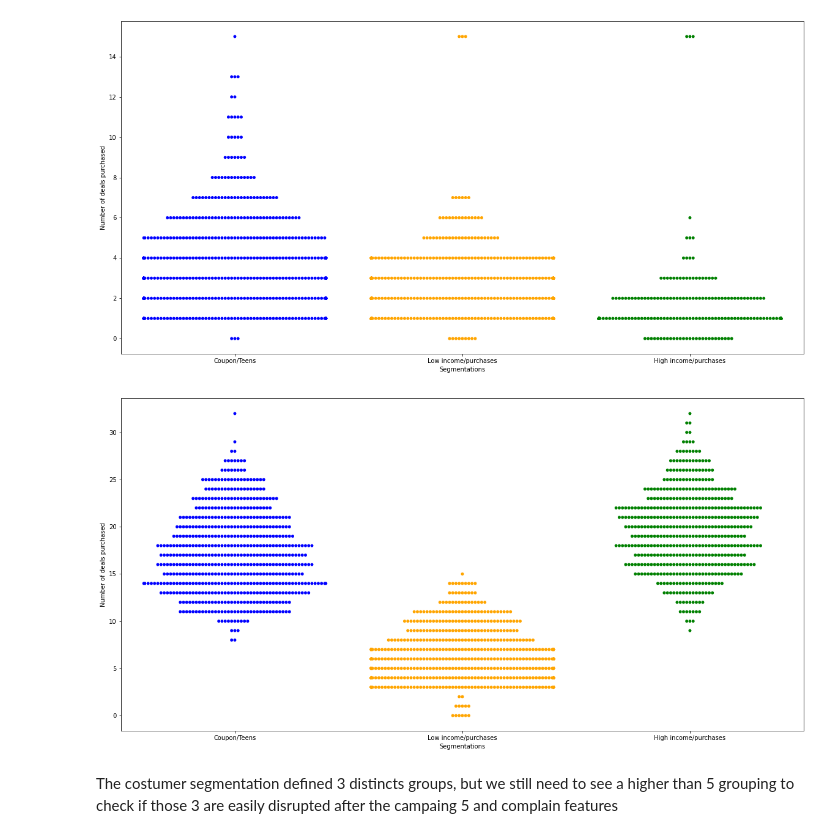
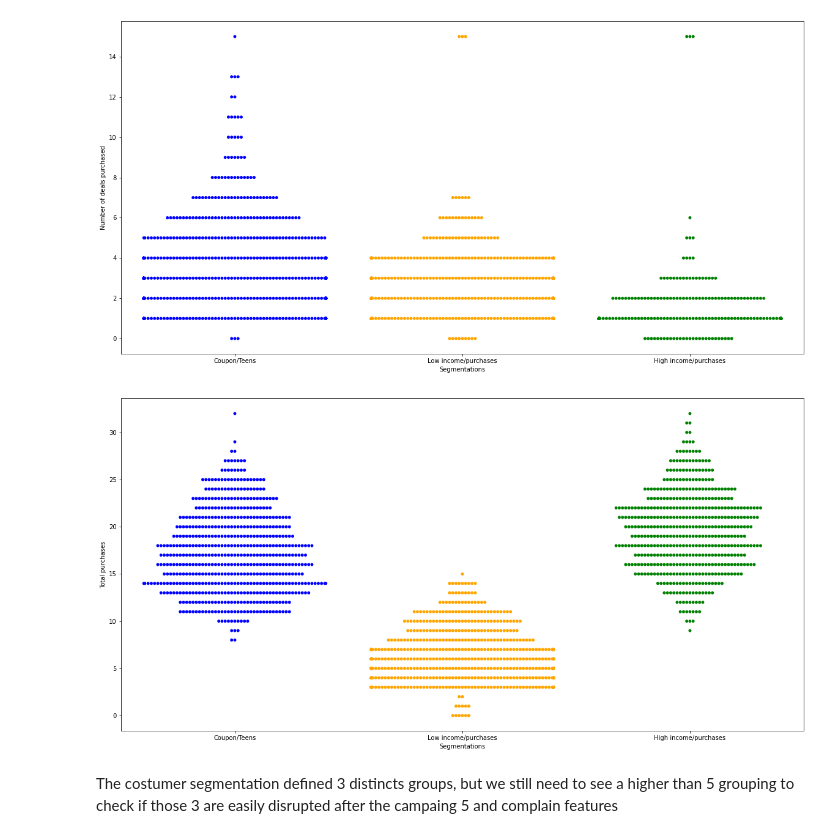
Before and after one commit to TMKlautau/ifood_test_case_start_to_finish, a Jupyter notebook: Ifood_Data_analysis.ipynb, the cells around one changed output. Cells and saved outputs as stored; diff of their text form; code cells hidden in the pictures.

```diff
--- a/Ifood_Data_analysis.ipynb
+++ b/Ifood_Data_analysis.ipynb
@@ -1219,12 +1225,12 @@ ax.set_xticklabels(['Coupon/Teens', 'Low income/purchases', 'High income/purchas
 # %%
 fig, ax = plt.subplots(figsize=(20,10))
 sns.set_palette(sns.color_palette(['b','orange','green']))
 sns.swarmplot(x=ffdf.Kmeans_3, y=total_purchases, ax=ax)
-ax.set_ylabel('Number of deals purchased')
+ax.set_ylabel('Total purchases')
 ax.set_xlabel('Segmentations')
 ax.set_xticklabels(['Coupon/Teens', 'Low income/purchases', 'High income/purchases']);
 # %% [output]
-[figure, old version]
+[figure, new version]
 # %% [markdown]
 The costumer segmentation defined 3 distincts groups, but we still need to see a higher than 5 grouping to check if those 3 are easily disrupted after the campaing 5 and complain features
 # %%
```
Also changed, not shown: parts of 33 cells of this notebook.
